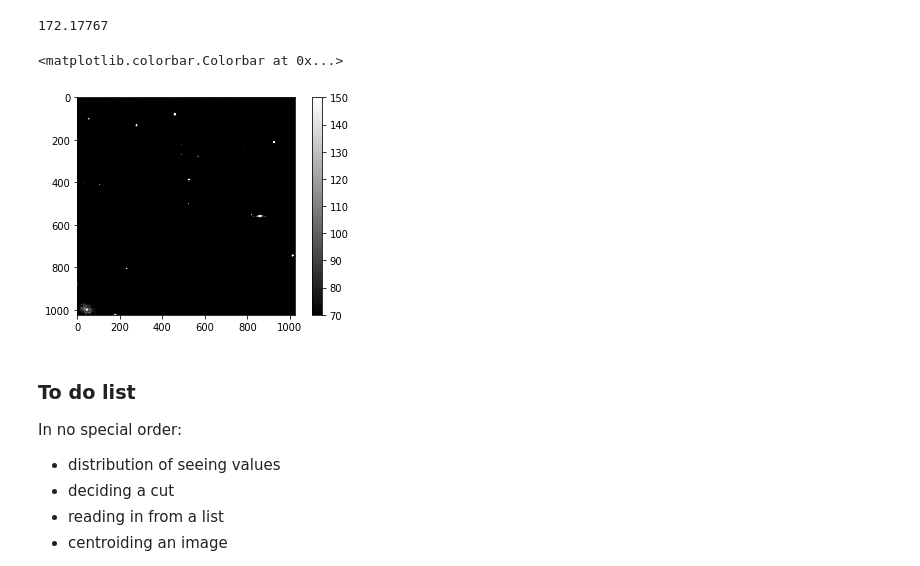
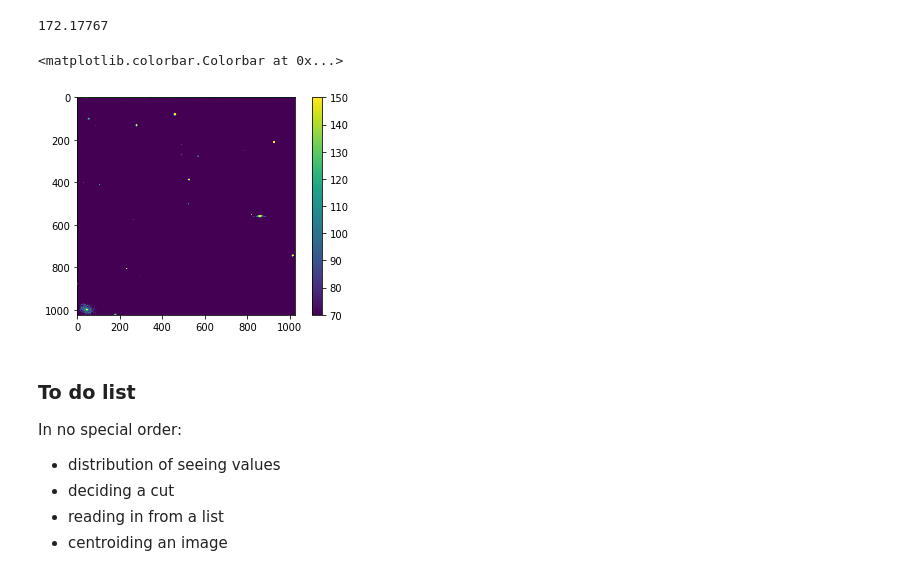
Before and after one commit to aswheaton/lt-stacking-project, a Jupyter notebook: test-fits-stuff.ipynb, the cells around one changed output. Cells and saved outputs as stored; diff of their text form; code cells hidden in the pictures.

```diff
--- a/test-fits-stuff.ipynb
+++ b/test-fits-stuff.ipynb
@@ -76,11 +94,11 @@ image_data[0,0]
 # %% [output]
 172.17767
 # %%
-plt.imshow(image_data, cmap='gray',vmin=70.0,vmax=150.0)
+plt.imshow(image_data, cmap='viridis',vmin=70.0,vmax=150.0)
 plt.colorbar()
 # %% [output]
 <matplotlib.colorbar.Colorbar at 0x...>
-[figure, old version]
+[figure, new version]
 # %% [markdown]
 ### To do list
 
```
Also changed, not shown: parts of 2 cells of this notebook, 10 other files.
